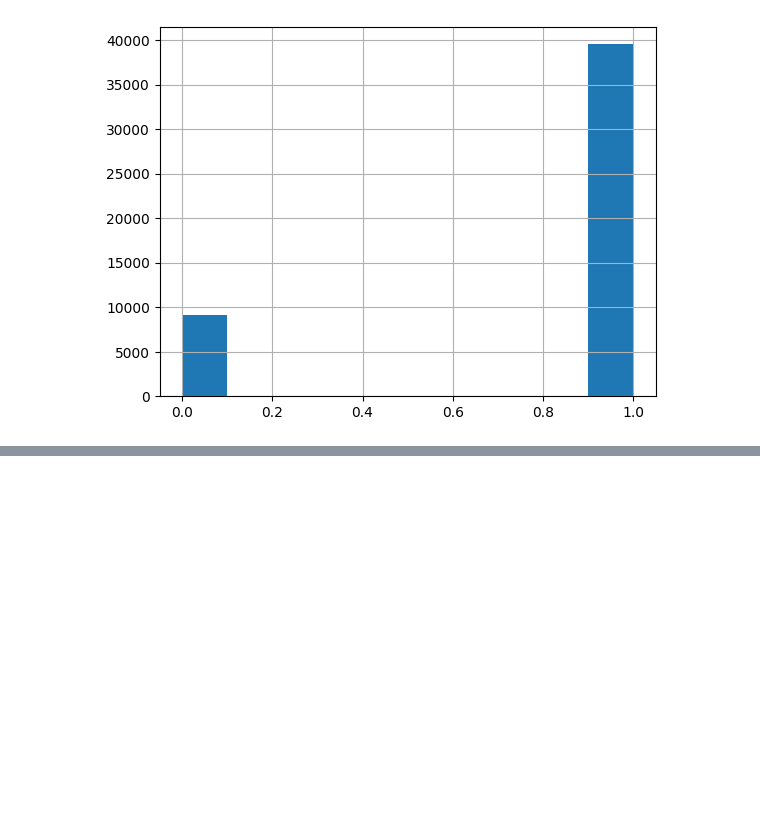
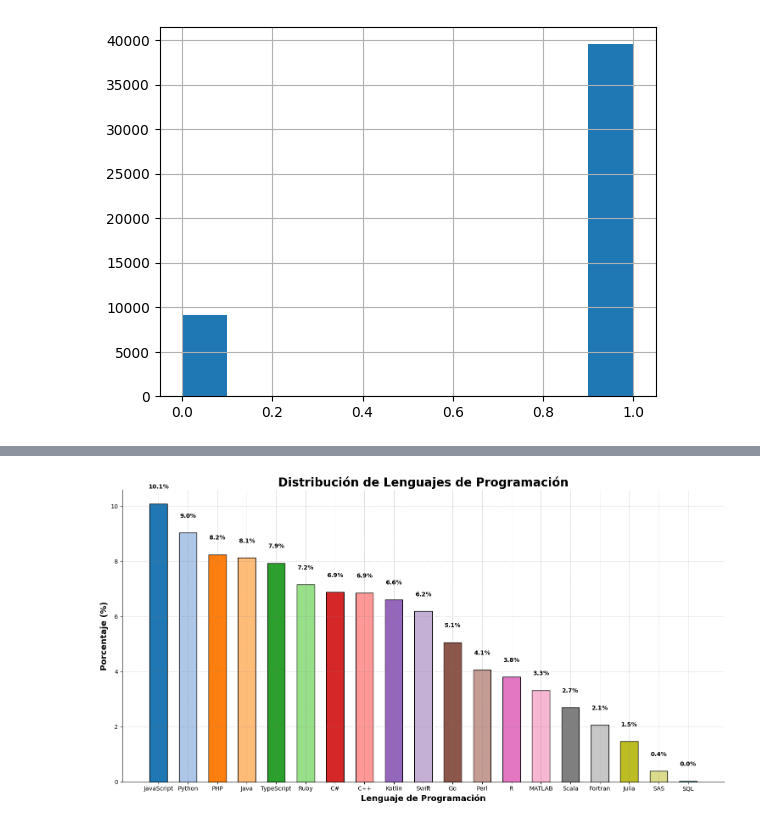
Before and after one commit to ResearchProjectsUG/GPT-Impact-GitHub, a Jupyter notebook: code/clean_language_data_science.ipynb, the cells around one changed output, grey strips where cells are left out. Cells and saved outputs as stored; diff of their text form; code cells hidden in the pictures; blank space fills up the shorter version.

```diff
--- a/code/clean_language_data_science.ipynb
+++ b/code/clean_language_data_science.ipynb
@@ -332,0 +331,38 @@ balanced_df.to_csv("../output/data/data.csv")
+# %%
+# Asegúrate de que 'data' es tu DataFrame y 'language' es la columna correcta
+distribucion_porcentual = data2['language'].value_counts(normalize=True) * 100
+
+# Configuración del gráfico
+fig, ax = plt.subplots(figsize=(15, 8))
+colors = plt.cm.tab20(np.arange(len(distribucion_porcentual))/len(distribucion_porcentual))  # Colores distintos para cada barra
+
+# Crear barras
+bars = ax.bar(distribucion_porcentual.index, distribucion_porcentual, color=colors, width=0.6, edgecolor='black')
+
+# Añadir texto en cada barra
+for bar in bars:
+    yval = bar.get_height()
+    ax.text(bar.get_x() + bar.get_width()/2, yval + 0.5, f'{yval:.1f}%', ha='center', va='bottom', color='black', fontweight='bold', fontsize=10)
+
+# Título y etiquetas
+ax.set_title('Distribución de Lenguajes de Programación', fontsize=20, color='black', fontweight='bold')
+ax.set_xlabel('Lenguaje de Programación', fontsize=14, color='black', fontweight='bold')
+ax.set_ylabel('Porcentaje (%)', fontsize=14, color='black', fontweight='bold')
+
+# Configuraciones de ejes y fondo
+ax.set_facecolor('white')  # Fondo blanco para más claridad
+fig.set_facecolor('white')
+ax.tick_params(colors='black', which='both')  # Color de los ticks
+ax.spines['top'].set_visible(False)
+ax.spines['right'].set_visible(False)
+ax.spines['left'].set_color('black')
+ax.spines['bottom'].set_color('black')
+
+# Rejilla sutil
+ax.grid(True, color='gray', linestyle='--', linewidth=0.5, alpha=0.5)
+
+# Mostrar gráfico
+plt.tight_layout()
+plt.show()
+# %% [output]
+[figure, added]
```
Also changed, not shown: parts of 22 cells of this notebook, 12 other files.
